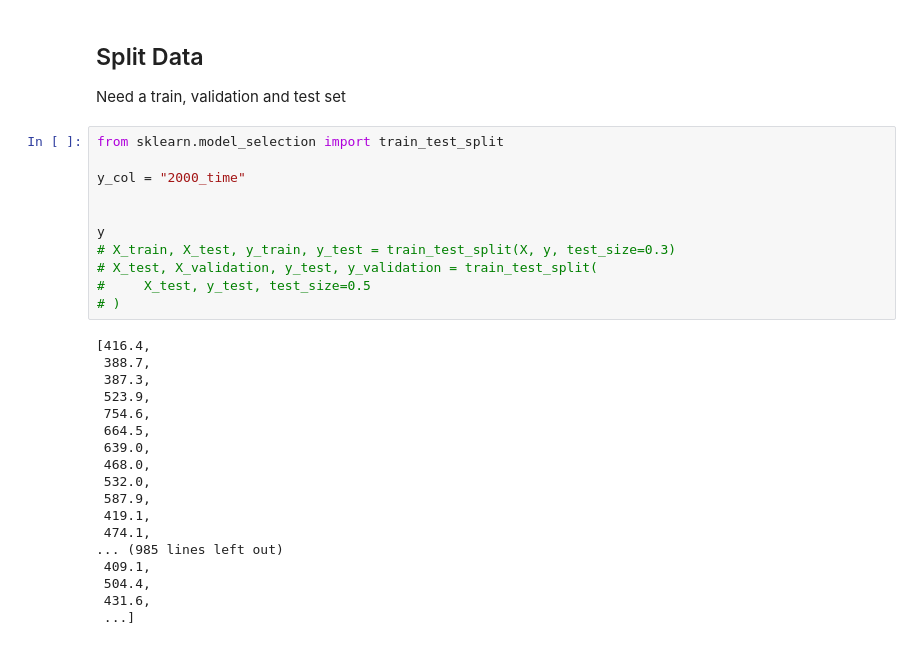
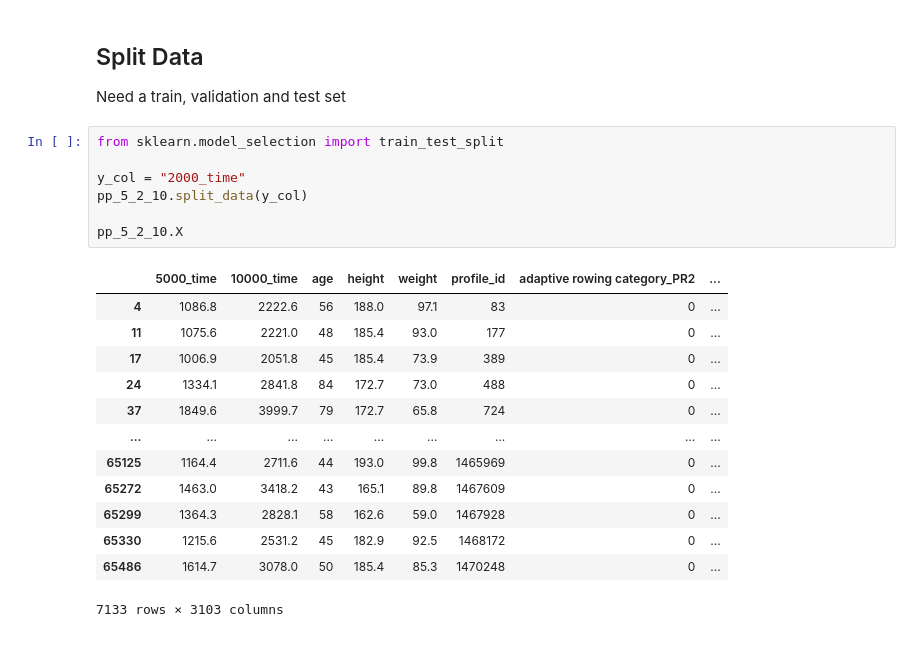
Before and after one commit to adhardy/Concept2-Pace-Predictor, a Jupyter notebook: linear-regression.ipynb, the cells around one changed output. Drawn from its saved outputs; the diff is of its cells as text.

Commit message:
added split_data

```diff
--- a/linear-regression.ipynb
+++ b/linear-regression.ipynb
@@ -69,32 +69,24 @@ fig.show()
 ## Split Data
 
 Need a train, validation and test set
-# %%
-from sklearn.model_selection import train_test_split
-
-y_col = "2000_time"
-
-
-y
-# X_train, X_test, y_train, y_test = train_test_split(X, y, test_size=0.3)
-# X_test, X_validation, y_test, y_validation = train_test_split(
-#     X_test, y_test, test_size=0.5
-# )
-# %% [output]
-[416.4,
- 388.7,
- 387.3,
- 523.9,
- 754.6,
- 664.5,
- 639.0,
- 468.0,
- 532.0,
- 587.9,
- 419.1,
- 474.1,
-... (985 lines left out)
- 409.1,
- 504.4,
- 431.6,
- ...]
+# %%
+from sklearn.model_selection import train_test_split
+
+y_col = "2000_time"
+pp_5_2_10.split_data(y_col)
+
+pp_5_2_10.X
+# %% [output]
+|  | 5000_time | 10000_time | age | height | weight | profile_id | adaptive rowing category_PR2 | ... |
+| 4 | 1086.8 | 2222.6 | 56 | 188.0 | 97.1 | 83 | 0 | ... |
+| 11 | 1075.6 | 2221.0 | 48 | 185.4 | 93.0 | 177 | 0 | ... |
+| 17 | 1006.9 | 2051.8 | 45 | 185.4 | 73.9 | 389 | 0 | ... |
+| 24 | 1334.1 | 2841.8 | 84 | 172.7 | 73.0 | 488 | 0 | ... |
+| 37 | 1849.6 | 3999.7 | 79 | 172.7 | 65.8 | 724 | 0 | ... |
+| ... | ... | ... | ... | ... | ... | ... | ... | ... |
+| 65125 | 1164.4 | 2711.6 | 44 | 193.0 | 99.8 | 1465969 | 0 | ... |
+| 65272 | 1463.0 | 3418.2 | 43 | 165.1 | 89.8 | 1467609 | 0 | ... |
+| 65299 | 1364.3 | 2828.1 | 58 | 162.6 | 59.0 | 1467928 | 0 | ... |
+| 65330 | 1215.6 | 2531.2 | 45 | 182.9 | 92.5 | 1468172 | 0 | ... |
+| 65486 | 1614.7 | 3078.0 | 50 | 185.4 | 85.3 | 1470248 | 0 | ... |
+7133 rows × 3103 columns
```
Also changed, not shown: parts of 1 cell of this notebook, 1 other file.
